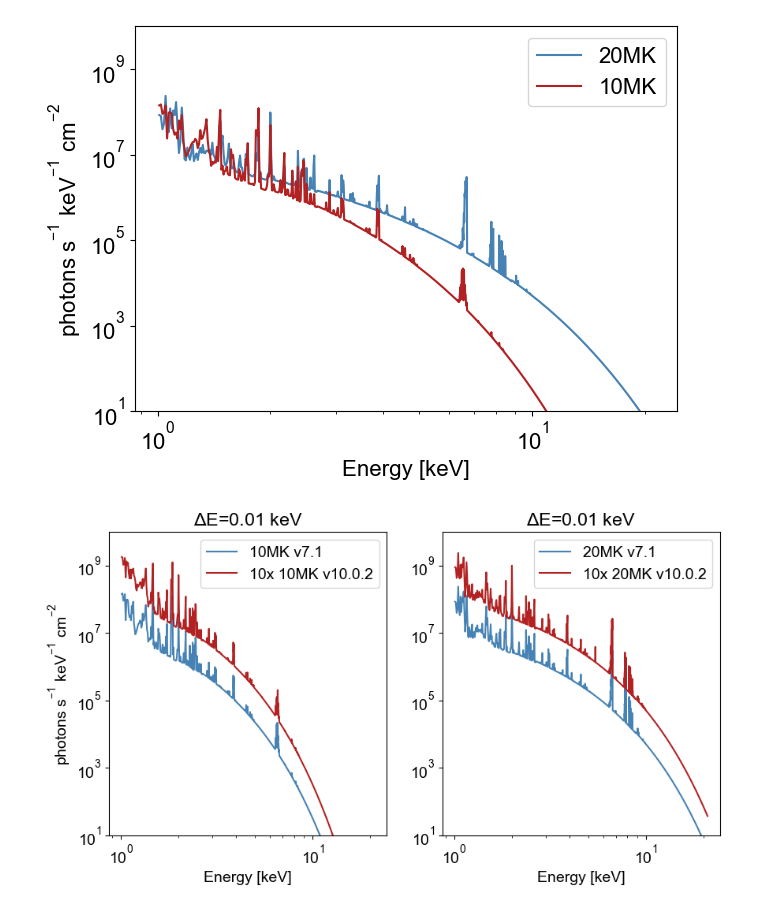
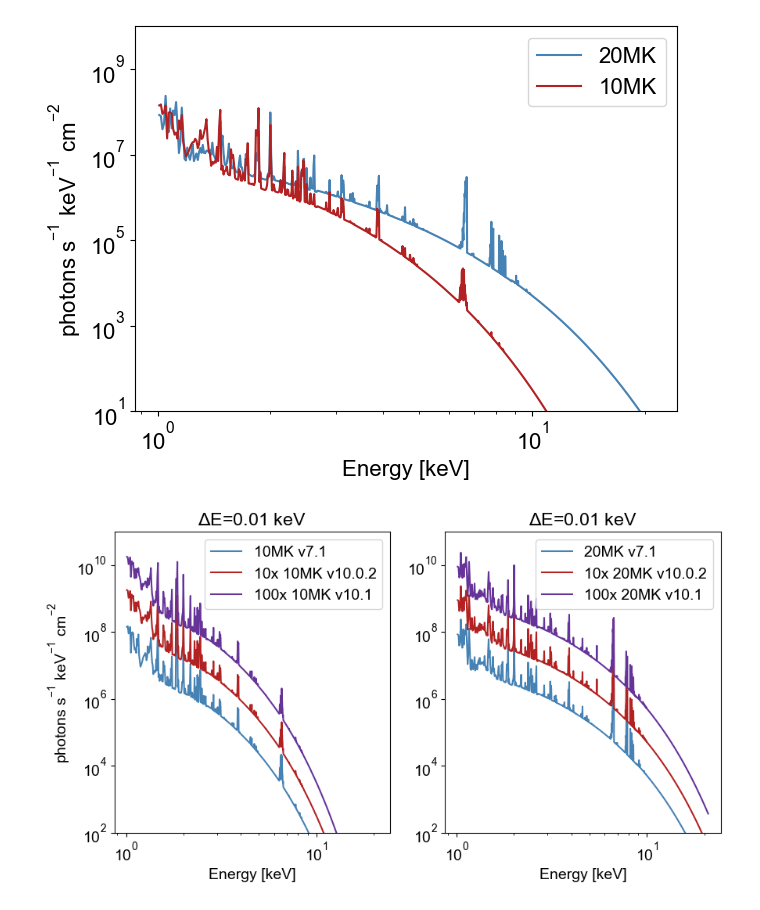
Before and after one commit to ianan/fvth_stuff, a Jupyter notebook: python/test_thermal_sav.ipynb, the cells around one changed output. Saved outputs shown, nothing was run; the diff lists cells and outputs as text; code cells hidden in the pictures.

```diff
--- a/python/test_thermal_sav.ipynb
+++ b/python/test_thermal_sav.ipynb
@@ -44,26 +45,34 @@ thermal.CONTINUUM_GRID=thermal.setup_continuum_parameters('../idl/chianti_cont_1
 thermal.LINE_GRID=thermal.setup_line_parameters('../idl/chianti_lines_1_12_unity_v1002_t41.sav')
 f10_v10=thermal.thermal_emission(engs << u.keV,10*1e6<<u.K,1e49<< u.cm**(-3))
 f20_v10=thermal.thermal_emission(engs << u.keV,20*1e6<<u.K,1e49<< u.cm**(-3))
+
+# Try it with my new generated
+thermal.CONTINUUM_GRID=thermal.setup_continuum_parameters('../idl/chianti_cont_1_250_unity_v101_t41.sav')
+thermal.LINE_GRID=thermal.setup_line_parameters('../idl/chianti_lines_1_12_unity_v101_t41.sav')
+f10_v101=thermal.thermal_emission(engs << u.keV,10*1e6<<u.K,1e49<< u.cm**(-3))
+f20_v101=thermal.thermal_emission(engs << u.keV,20*1e6<<u.K,1e49<< u.cm**(-3))
 # %%
 matplotlib.rcParams['font.size']=14
 fig, axs= plt.subplots(1,2,figsize=(10,5))
 axs[0].plot(engs[:-1],f10.value,label='10MK v7.1',color='steelblue')
 axs[0].plot(engs[:-1],f10_v10.value*10,label='10x 10MK v10.0.2',color='firebrick')
+axs[0].plot(engs[:-1],f10_v101.value*100,label='100x 10MK v10.1',color='rebeccapurple')
 
 axs[1].plot(engs[:-1],f20.value,label='20MK v7.1',color='steelblue')
 axs[1].plot(engs[:-1],f20_v10.value*10,label='10x 20MK v10.0.2',color='firebrick')
+axs[1].plot(engs[:-1],f20_v101.value*100,label='100x 20MK v10.1',color='rebeccapurple')
 axs[0].set_ylabel('$photons\;s^{-1}\;keV^{-1}\;cm^{-2}$')
 
 for ax in axs:
     ax.set_title('$\Delta$E=0.01 keV')
     ax.set_yscale('log')
     ax.set_xscale('log')
-    ax.set_ylim([1e1,1e10])
+    ax.set_ylim([1e2,1e11])
     ax.set_xlabel('Energy [keV]')
     ax.legend()
 plt.show()
 # %% [output]
-[figure, old version]
+[figure, new version]
 # %%
 fig, axs= plt.subplots(1,2,figsize=(10,5))
 axs[0].plot(engs[:-1],f10_v10.value/f10.value,label='v10.0.2/v7.1',color='peru')
```
Also changed, not shown: parts of 5 cells of this notebook.
